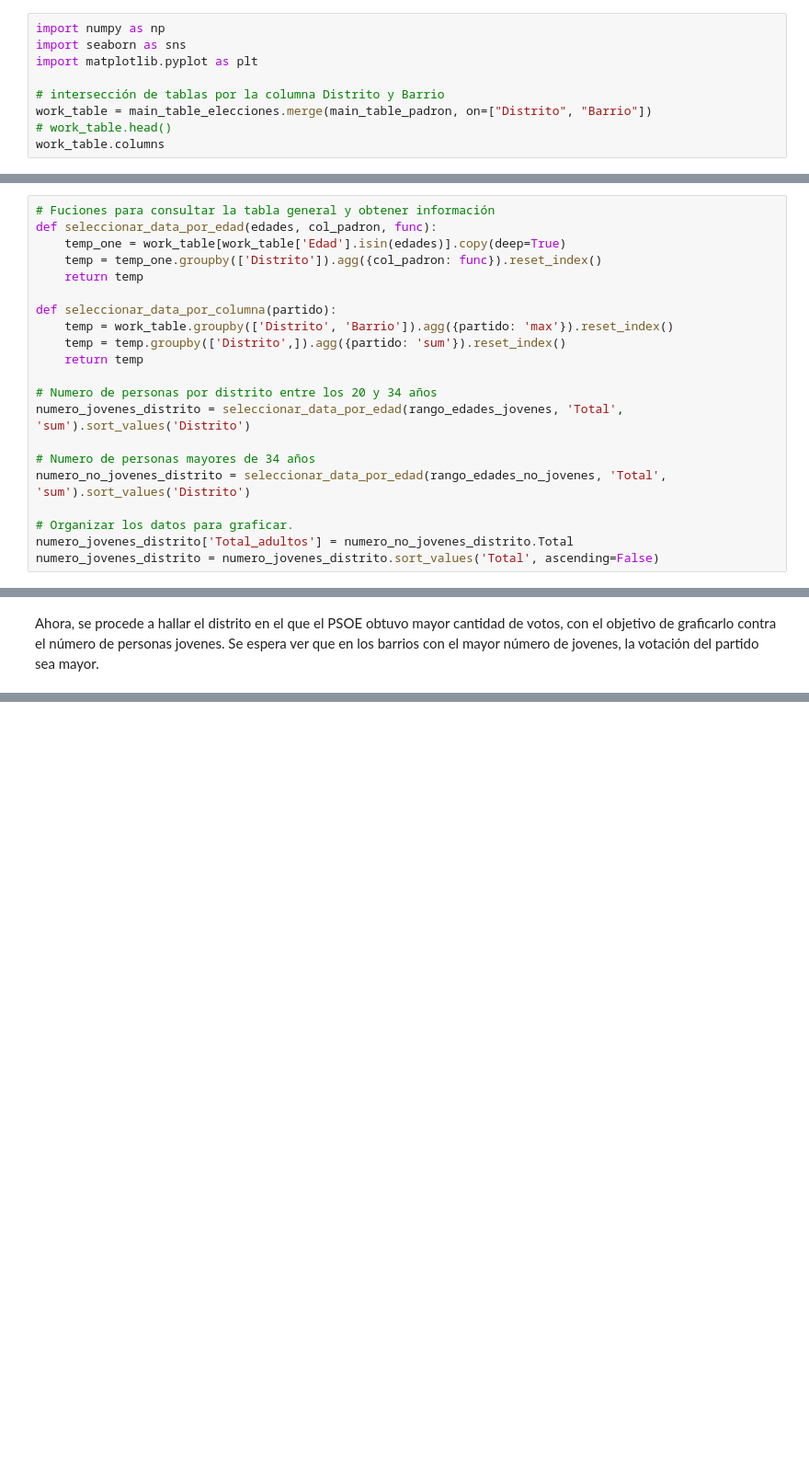
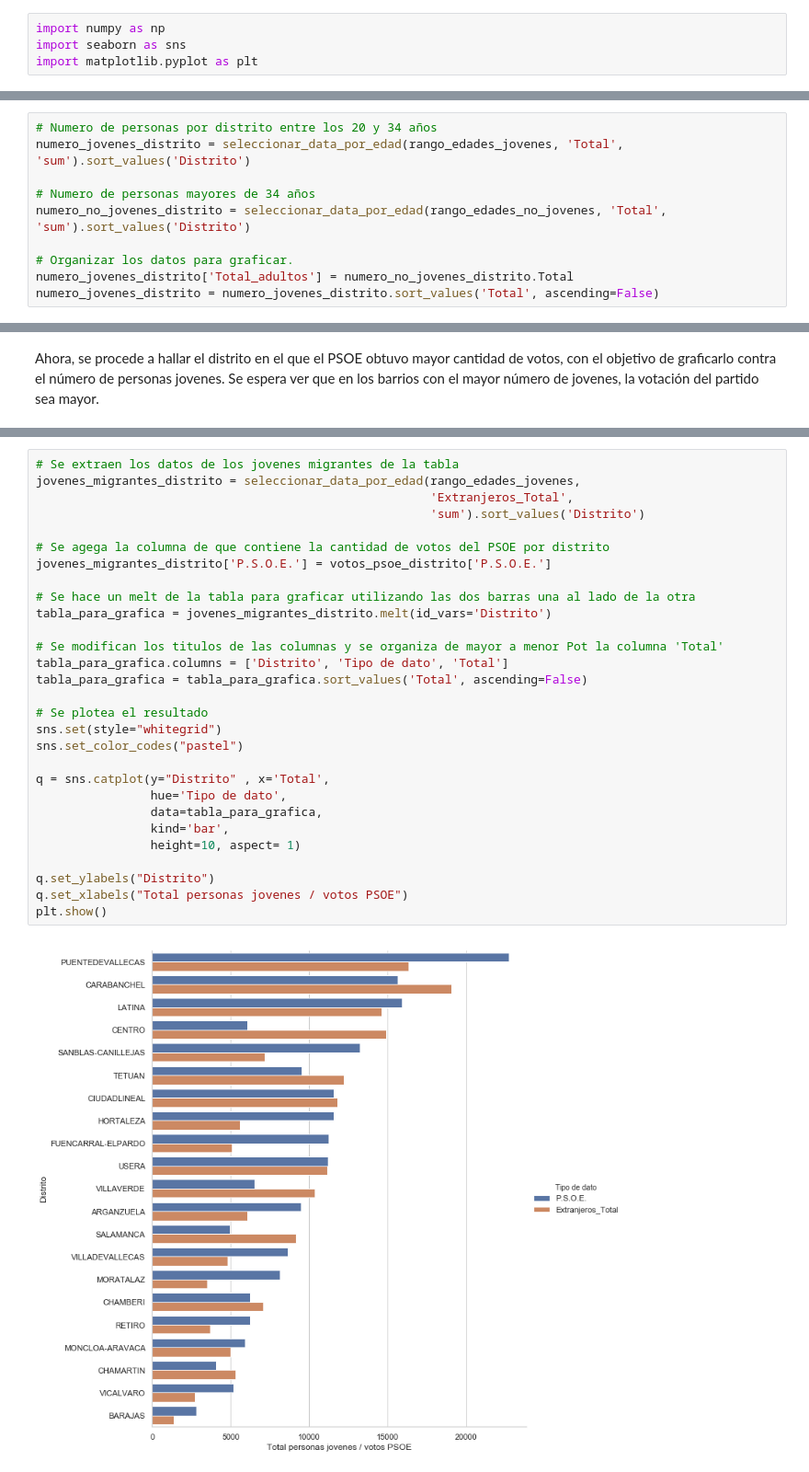
Before and after one commit to InmaLatorre/G3_ProyectoPython, a Jupyter notebook: MAIN.ipynb, the cells around one changed output, grey strips where cells are left out. Shown at 92% size. Saved outputs shown, nothing was run; the diff lists cells and outputs as text; blank space fills up the shorter version.

```diff
--- a/MAIN.ipynb
+++ b/MAIN.ipynb
@@ -218,8 +200,3 @@ A continuación, se realiza un *merge* de las dos tablas anteriores por 'Distrit
 import numpy as np
 import seaborn as sns
 import matplotlib.pyplot as plt
-
-# intersección de tablas por la columna Distrito y Barrio
-work_table = main_table_elecciones.merge(main_table_padron, on=["Distrito", "Barrio"])
-# work_table.head()
-work_table.columns
@@ -247,15 +230,4 @@ rango_edades_no_jovenes = np.delete(rangos_edades, [0,1,2,3,4,5,6])
 # %%
-# Fuciones para consultar la tabla general y obtener información
-def seleccionar_data_por_edad(edades, col_padron, func):
-    temp_one = work_table[work_table['Edad'].isin(edades)].copy(deep=True)
-    temp = temp_one.groupby(['Distrito']).agg({col_padron: func}).reset_index()
-    return temp
-
-def seleccionar_data_por_columna(partido):
-    temp = work_table.groupby(['Distrito', 'Barrio']).agg({partido: 'max'}).reset_index()
-    temp = temp.groupby(['Distrito',]).agg({partido: 'sum'}).reset_index()
-    return temp
-
 # Numero de personas por distrito entre los 20 y 34 años
 numero_jovenes_distrito = seleccionar_data_por_edad(rango_edades_jovenes, 'Total', 'sum').sort_values('Distrito')
 
@@ -437,0 +299,31 @@ x = work_table.groupby(['Distrito','Barrio']).agg({'Total': 'sum'}).reset_index(
+# %%
+# Se extraen los datos de los jovenes migrantes de la tabla
+jovenes_migrantes_distrito = seleccionar_data_por_edad(rango_edades_jovenes,
+                                                       'Extranjeros_Total',
+                                                       'sum').sort_values('Distrito')
+
+# Se agega la columna de que contiene la cantidad de votos del PSOE por distrito
+jovenes_migrantes_distrito['P.S.O.E.'] = votos_psoe_distrito['P.S.O.E.']
+
+# Se hace un melt de la tabla para graficar utilizando las dos barras una al lado de la otra
+tabla_para_grafica = jovenes_migrantes_distrito.melt(id_vars='Distrito')
+
+# Se modifican los titulos de las columnas y se organiza de mayor a menor Pot la columna 'Total'
+tabla_para_grafica.columns = ['Distrito', 'Tipo de dato', 'Total']
+tabla_para_grafica = tabla_para_grafica.sort_values('Total', ascending=False)
+
+# Se plotea el resultado
+sns.set(style="whitegrid")
+sns.set_color_codes("pastel")
+
+q = sns.catplot(y="Distrito" , x='Total',
+                hue='Tipo de dato',
+                data=tabla_para_grafica,
+                kind='bar',
+                height=10, aspect= 1)
+
+q.set_ylabels("Distrito")
+q.set_xlabels("Total personas jovenes / votos PSOE")
+plt.show()
+# %% [output]
+[figure, added]
```
Also changed, not shown: parts of 18 cells of this notebook.
